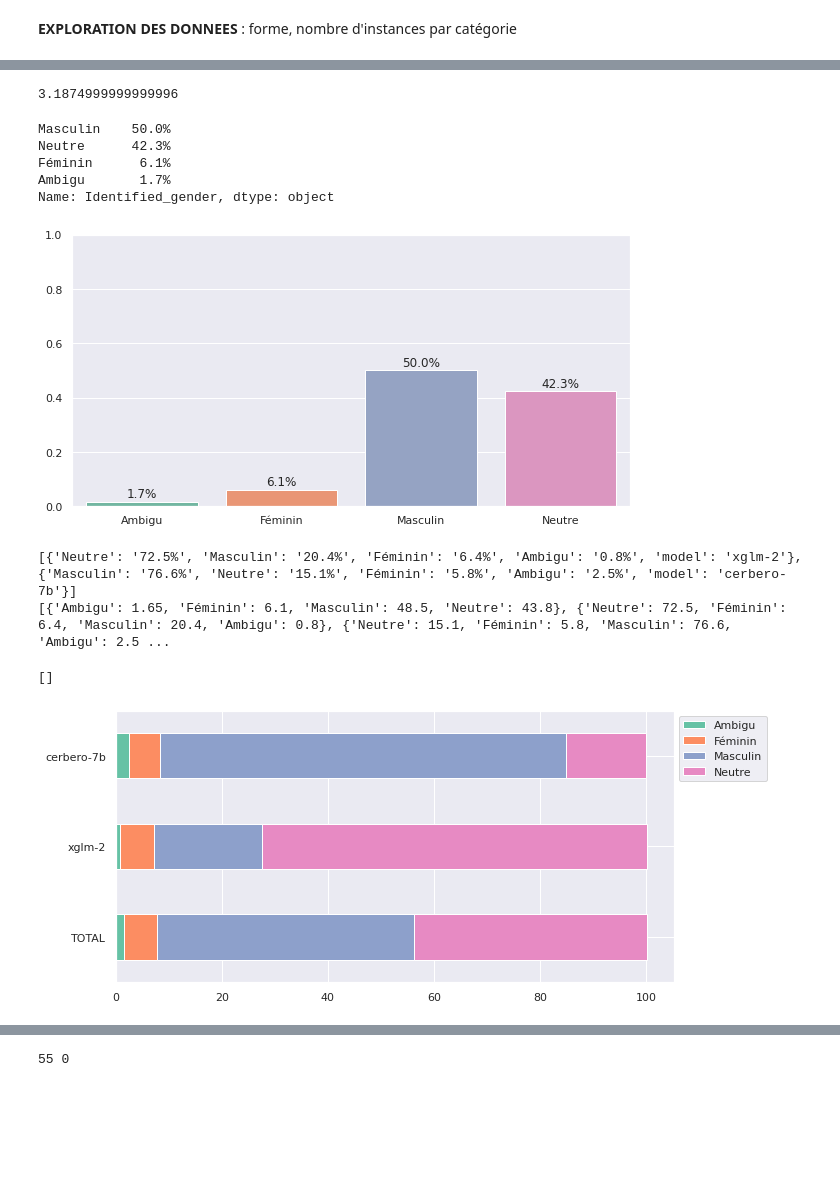
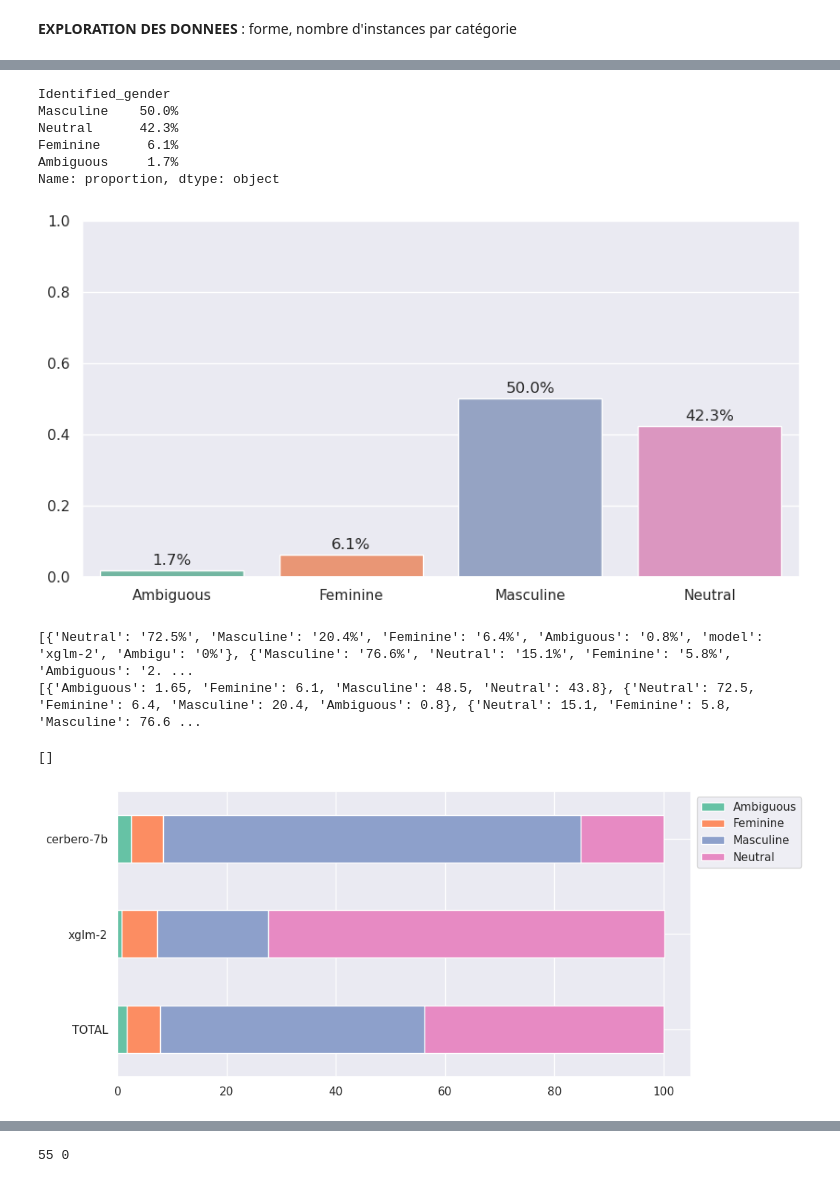
Before and after one commit to FannyDucel/GenderBiasCoverLetter, a Jupyter notebook: src/bias_exploration/viz_neutral_it.ipynb, the cells around one changed output, grey strips where cells are left out. Saved outputs shown, nothing was run; the diff lists cells and outputs as text; code cells hidden in the pictures; blank space fills up the shorter version.

```diff
--- a/src/bias_exploration/viz_neutral_it.ipynb
+++ b/src/bias_exploration/viz_neutral_it.ipynb
@@ -12,15 +12,15 @@ sns.set(font_scale=1)
 dic_df = {}
 modeles = ["xglm-2", "cerbero-7b"]
 for modele in modeles:
-    df = pd.read_csv(f"ressources_it/gender_output_it/it_coverletter_detection_it_coverletter_{modele}_gender_lg.csv")
+    df = pd.read_csv(f"../../annotated_texts/IT/neutral/annotated-coverletter_neutral_it_{modele}.csv")
     df["model"]=modele
     dic_df[modele] = df
 
 data_genre = pd.concat(list(dic_df.values()), ignore_index=True)
 data_genre = data_genre[data_genre["Identified_gender"]!="incomplet"]
 #data_genre = data_genre[~data_genre["theme"].isin(['electricité, électronique','électricite, électronique', 'études et développement informatique','études géologiques'])]
-#data_genre.replace({"Ambigu":"Ambiguous", "Fem":"Feminine", "Masc":"Masculine", "Neutre":"Neutral"}, inplace=True)
-data_genre.replace({"Ambigu":"Ambigu", "Fem":"Féminin", "Masc":"Masculin", "Neutre":"Neutre"}, inplace=True)
+data_genre.replace({"Ambigu":"Ambiguous", "Fem":"Feminine", "Masc":"Masculine", "Neutre":"Neutral"}, inplace=True)
+#ata_genre.replace({"Ambigu":"Ambigu", "Fem":"Féminin", "Masc":"Masculin", "Neutre":"Neutre"}, inplace=True)
 label = "Identified_gender"
 
 data_genre
@@ -128,7 +125,3 @@ Neutre    Masculin    Féminin    Ambigu    model
-# %%
-20.4/6.4
-# %% [output]
-3.1874999999999996
 # %%
 """TOTAL"""
 
@@ -158,42 +151,43 @@ for p in ax.patches:
 
 #plt.savefig(f"analyse_fig-tables/{titre}_fem_.png")
 # %% [output]
-Masculin    50.0%
-Neutre      42.3%
-Féminin      6.1%
-Ambigu       1.7%
-Name: Identified_gender, dtype: object
+Identified_gender
+Masculine    50.0%
+Neutral      42.3%
+Feminine      6.1%
+Ambiguous     1.7%
+Name: proportion, dtype: object
-[figure, old version]
+[figure, new version]
 # %%
 for d in table:
-    if "Ambigu" not in d:
-        d["Ambigu"]="0%"
-table_new = [{"Neutre":float(d["Neutre"][:-1]), "Féminin":float(d["Féminin"][:-1]),
-             "Masculin":float(d["Masculin"][:-1]),"Ambigu":float(d["Ambigu"][:-1])} for d in table]
+    if "Ambiguous" not in d:
+        d["Ambiguous"]="0%"
+table_new = [{"Neutral":float(d["Neutral"][:-1]), "Feminine":float(d["Feminine"][:-1]),
+             "Masculine":float(d["Masculine"][:-1]),"Ambiguous":float(d["Ambiguous"][:-1])} for d in table]
 
 print(table)
 # ajouter une barre pour le total
 total = {}
-for genre in sorted(["Masculin", "Féminin", "Neutre", "Ambigu"]):
+for genre in sorted(["Masculine", "Feminine", "Neutral", "Ambiguous"]):
     n = sum([dic[genre] for dic in table_new])
     total[genre] = n/len(table_new)
 
 #table_new.append(total)
 table_new.insert(0,total)
 
 print(table_new)
 
 df = pd.DataFrame(table_new, index=['TOTAL']+modeles)
 ax = df.plot(kind="barh", stacked=True, color=sns.color_palette("Set2"))
 #ax.set_title("",color='black')
 ax.legend(bbox_to_anchor=(1.0, 1.0))
-plt.savefig("fig_it/auto_gender_per_model_fr.png",bbox_inches = "tight")
+plt.savefig("../../results/IT/bias_evaluation/gender_distributions_per_model_neutral_it.png",bbox_inches = "tight",dpi=300)
 ax.plot()
 # %% [output]
-[{'Neutre': '72.5%', 'Masculin': '20.4%', 'Féminin': '6.4%', 'Ambigu': '0.8%', 'model': 'xglm-2'}, {'Masculin': '76.6%', 'Neutre': '15.1%', 'Féminin': '5.8%', 'Ambigu': '2.5%', 'model': 'cerbero-7b'}]
-[{'Ambigu': 1.65, 'Féminin': 6.1, 'Masculin': 48.5, 'Neutre': 43.8}, {'Neutre': 72.5, 'Féminin': 6.4, 'Masculin': 20.4, 'Ambigu': 0.8}, {'Neutre': 15.1, 'Féminin': 5.8, 'Masculin': 76.6, 'Ambigu': 2.5 ...
+[{'Neutral': '72.5%', 'Masculine': '20.4%', 'Feminine': '6.4%', 'Ambiguous': '0.8%', 'model': 'xglm-2', 'Ambigu': '0%'}, {'Masculine': '76.6%', 'Neutral': '15.1%', 'Feminine': '5.8%', 'Ambiguous': '2. ...
+[{'Ambiguous': 1.65, 'Feminine': 6.1, 'Masculine': 48.5, 'Neutral': 43.8}, {'Neutral': 72.5, 'Feminine': 6.4, 'Masculine': 20.4, 'Ambiguous': 0.8}, {'Neutral': 15.1, 'Feminine': 5.8, 'Masculine': 76.6 ...
 []
-[figure, old version]
+[figure, new version]
 # %%
 def exploration_donnees_per_topic(dataset, golden_gender, topic, savefig = False, savecsv=False):
     dataset = dataset[dataset["theme"] == topic]
```
Also changed, not shown: parts of 7 cells of this notebook, 14 other files.
